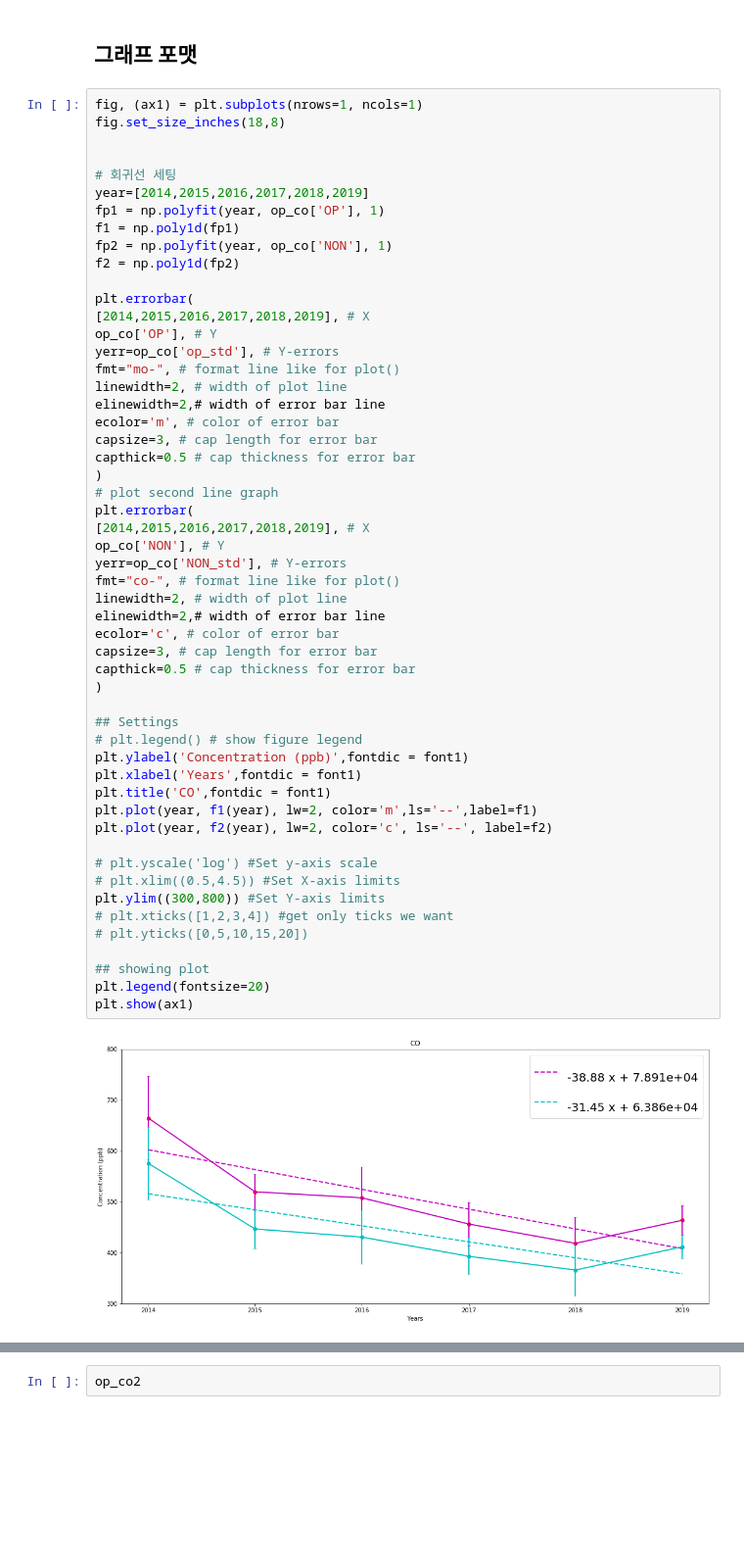
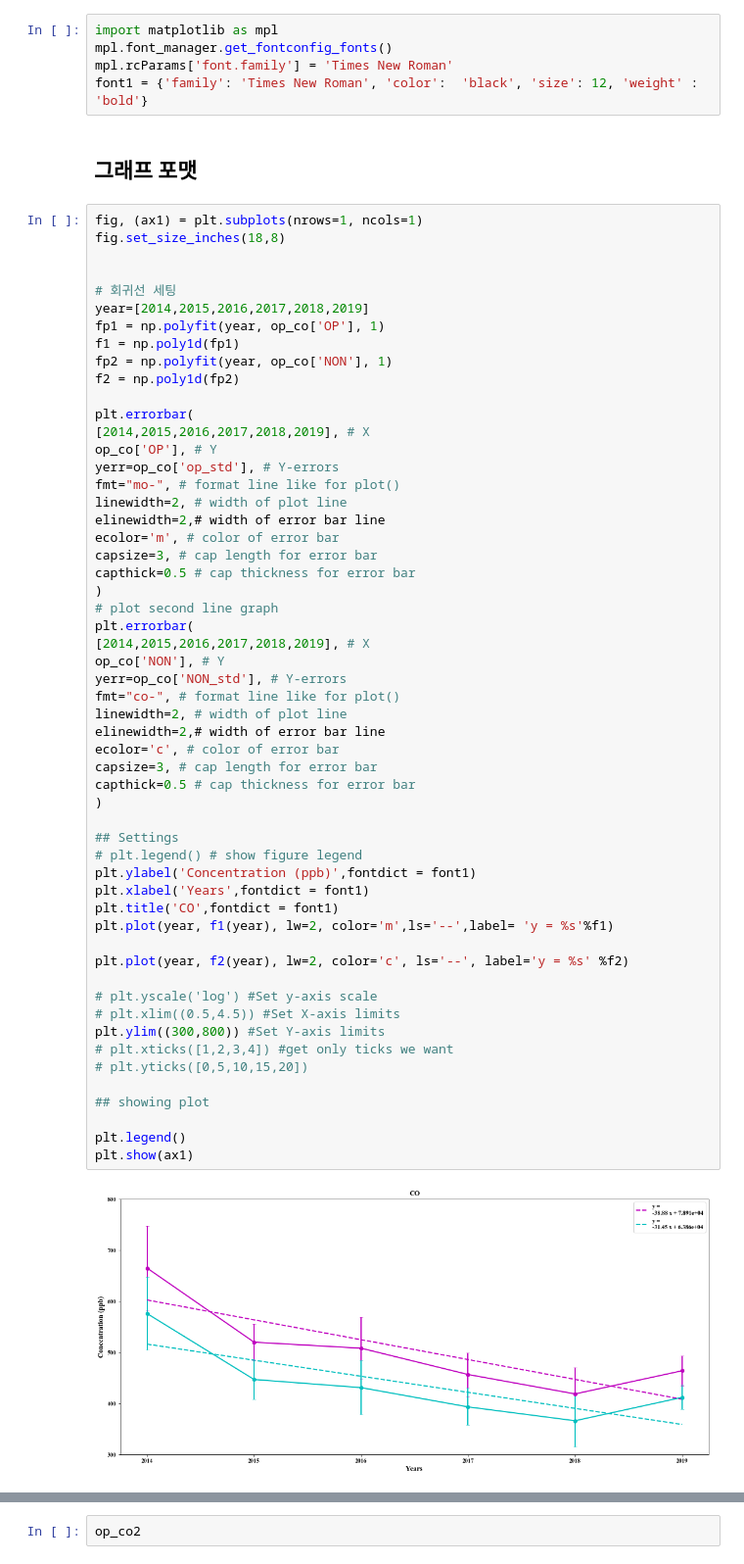
Before and after one commit to tbnsok40/Busan-Subway-Station-Pollutants-data, a Jupyter notebook: [Lab] non,op 추세 비교 시각화.ipynb, the cells around one changed output, grey strips where cells are left out. Shown at 98% size. Cells and saved outputs as stored; diff of their text form; blank space fills up the shorter version.

```diff
--- a/[Lab] non,op 추세 비교 시각화.ipynb
+++ b/[Lab] non,op 추세 비교 시각화.ipynb
@@ -205,3 +203,8 @@ font1 = {'family': 'Times New Roman', 'weight': 'light','color':  'black', 'size
+# %%
+import matplotlib as mpl
+mpl.font_manager.get_fontconfig_fonts()
+mpl.rcParams['font.family'] = 'Times New Roman'
+font1 = {'family': 'Times New Roman', 'color':  'black', 'size': 12, 'weight' : 'bold'}
 # %% [markdown]
 ## 그래프 포맷
 # %%
@@ -225,37 +228,39 @@ linewidth=2, # width of plot line
 elinewidth=2,# width of error bar line
 ecolor='m', # color of error bar
 capsize=3, # cap length for error bar
 capthick=0.5 # cap thickness for error bar
 )
 # plot second line graph
 plt.errorbar(
 [2014,2015,2016,2017,2018,2019], # X
 op_co['NON'], # Y
 yerr=op_co['NON_std'], # Y-errors
 fmt="co-", # format line like for plot()
 linewidth=2, # width of plot line
 elinewidth=2,# width of error bar line
 ecolor='c', # color of error bar
 capsize=3, # cap length for error bar
 capthick=0.5 # cap thickness for error bar
 )
 
 ## Settings
 # plt.legend() # show figure legend
-plt.ylabel('Concentration (ppb)',fontdic = font1)
-plt.xlabel('Years',fontdic = font1)
-plt.title('CO',fontdic = font1)
-plt.plot(year, f1(year), lw=2, color='m',ls='--',label=f1)
-plt.plot(year, f2(year), lw=2, color='c', ls='--', label=f2)
+plt.ylabel('Concentration (ppb)',fontdict = font1)
+plt.xlabel('Years',fontdict = font1)
+plt.title('CO',fontdict = font1)
+plt.plot(year, f1(year), lw=2, color='m',ls='--',label= 'y = %s'%f1)
+
+plt.plot(year, f2(year), lw=2, color='c', ls='--', label='y = %s' %f2)
 
 # plt.yscale('log') #Set y-axis scale
 # plt.xlim((0.5,4.5)) #Set X-axis limits
 plt.ylim((300,800)) #Set Y-axis limits
 # plt.xticks([1,2,3,4]) #get only ticks we want
 # plt.yticks([0,5,10,15,20])
 
 ## showing plot
-plt.legend(fontsize=20)
+
+plt.legend()
 plt.show(ax1)
 # %% [output]
-[figure, old version]
+[figure, new version]
```
Also changed, not shown: parts of 16 cells of this notebook.
